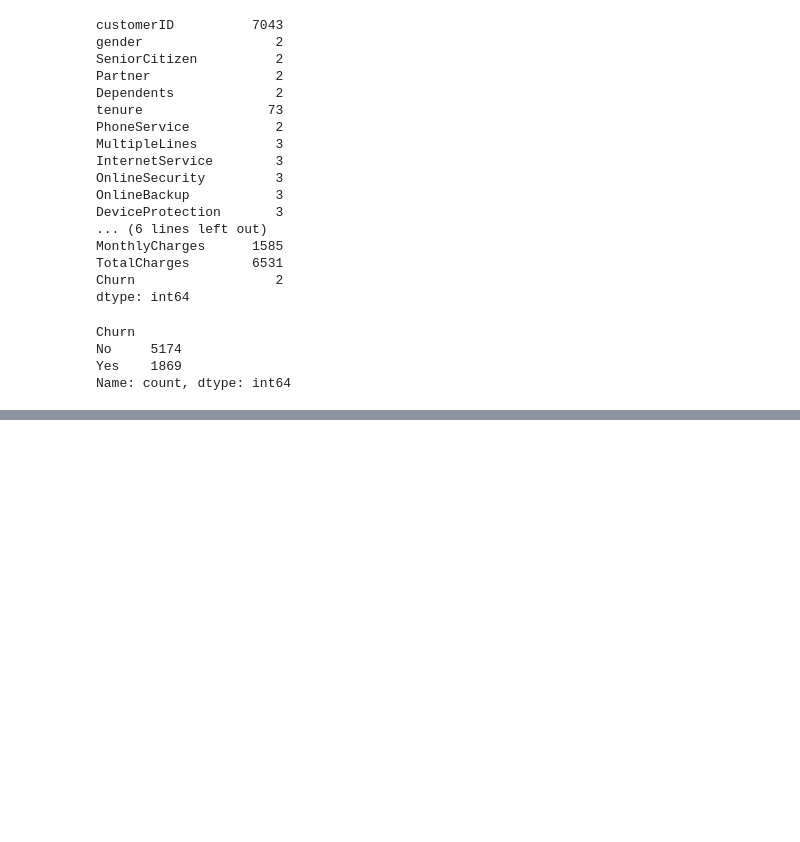
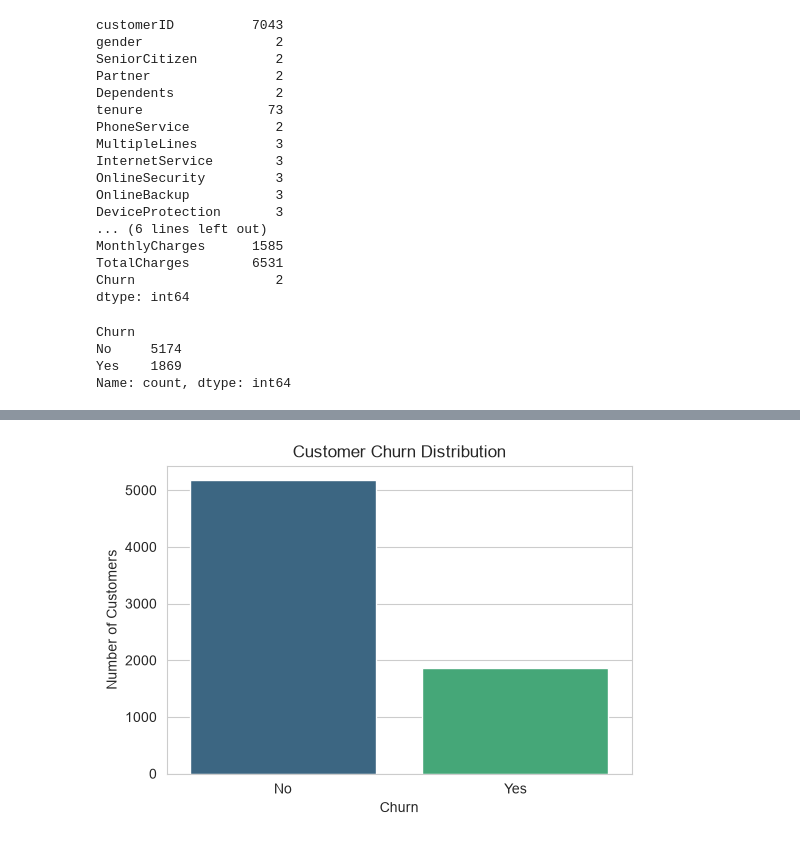
Before and after one commit to Cyanide07x/Customer-Churn-Analysis, a Jupyter notebook: notebook/Customer_Churn_Analysis.ipynb, the cells around one changed output, grey strips where cells are left out. Saved outputs shown, nothing was run; the diff lists cells and outputs as text; code cells hidden in the pictures; blank space fills up the shorter version.

```diff
--- a/notebook/Customer_Churn_Analysis.ipynb
+++ b/notebook/Customer_Churn_Analysis.ipynb
@@ -170,0 +196,20 @@ Name: count, dtype: int64
+# %%
+plt.figure(figsize=(6,4))
+
+sns.countplot(
+    data=df,
+    x="Churn",
+    hue="Churn",
+    palette="viridis",
+    legend=False
+)
+
+plt.title("Customer Churn Distribution")
+plt.xlabel("Churn")
+plt.ylabel("Number of Customers")
+
+plt.savefig("../images/churn_distribution.png", dpi=300, bbox_inches="tight")
+
+plt.show()
+# %% [output]
+[figure, added]
```
Also changed, not shown: parts of 16 cells of this notebook, 5 other files.
